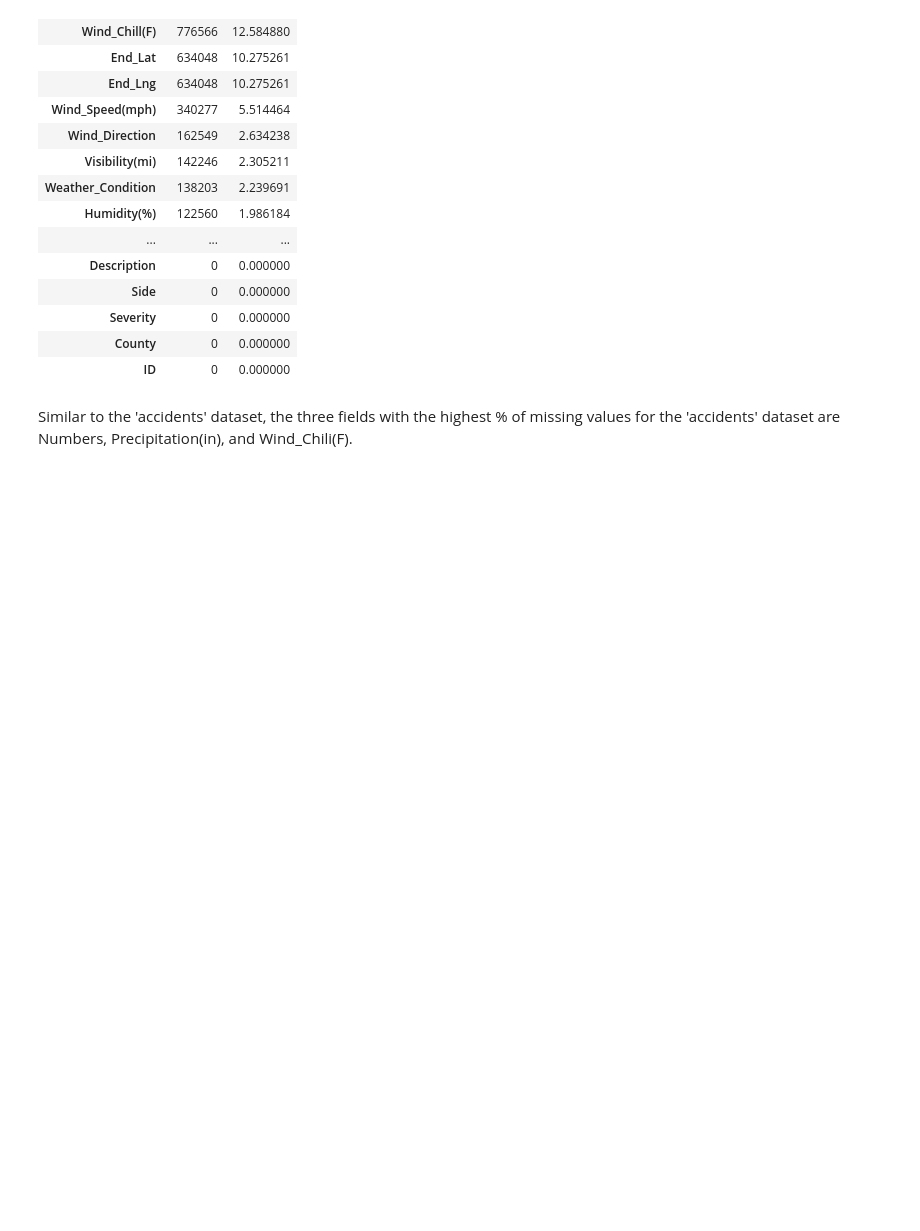
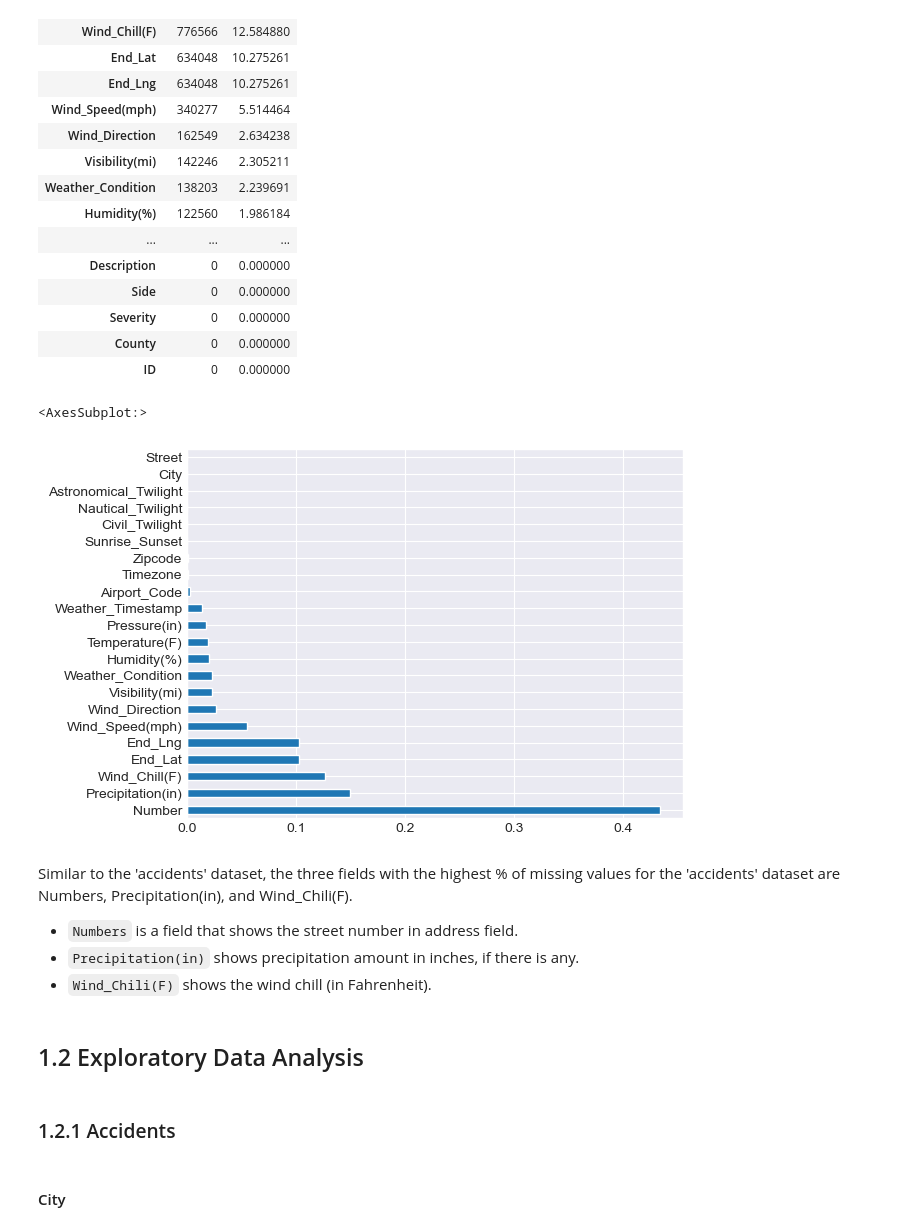
Before and after one commit to parisvu07/Springboard, a Jupyter notebook: Capstone_3_U.S_Traffic_Fatilities_Analysis/Data_Wrangling_and_EDA.ipynb, the cells around one changed output. Drawn from its saved outputs; the diff is of its cells as text; code cells hidden in the pictures; blank space fills up the shorter version.

```diff
--- a/Capstone_3_U.S_Traffic_Fatilities_Analysis/Data_Wrangling_and_EDA.ipynb
+++ b/Capstone_3_U.S_Traffic_Fatilities_Analysis/Data_Wrangling_and_EDA.ipynb
@@ -212,5 +223,21 @@ missing_constructions.sort_values(by=['%'], ascending=False)
 | Severity | 0 | 0.000000 |
 | County | 0 | 0.000000 |
 | ID | 0 | 0.000000 |
+# %%
+missing_percentage = constructions.isna().sum().sort_values(ascending = False) / len(constructions)
+a = missing_percentage[missing_percentage!= 0]
+a.plot(kind='barh')
+# %% [output]
+<AxesSubplot:>
+[figure, added]
 # %% [markdown]
 Similar to the 'accidents' dataset, the three fields with the highest % of missing values for the 'accidents' dataset are Numbers, Precipitation(in), and Wind_Chili(F).
+* `Numbers` is a field that shows the street number in address field.
+* `Precipitation(in)` shows precipitation amount in inches, if there is any.
+* `Wind_Chili(F)` shows the wind chill (in Fahrenheit).
+# %% [markdown]
+## 1.2 Exploratory Data Analysis
+# %% [markdown]
+### 1.2.1 Accidents
+# %% [markdown]
+#### City
```
Also changed, not shown: parts of 42 cells of this notebook.
